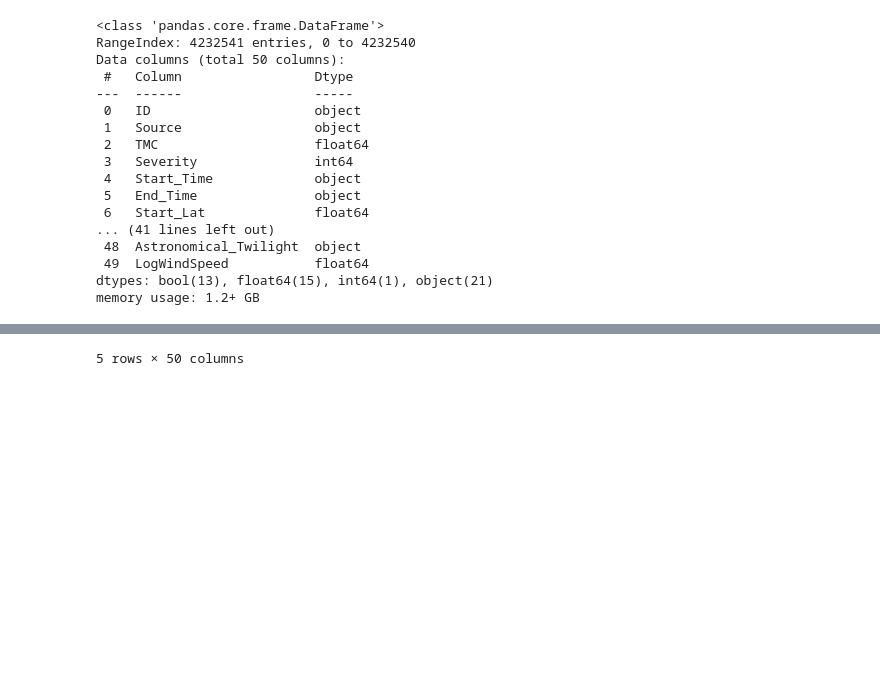
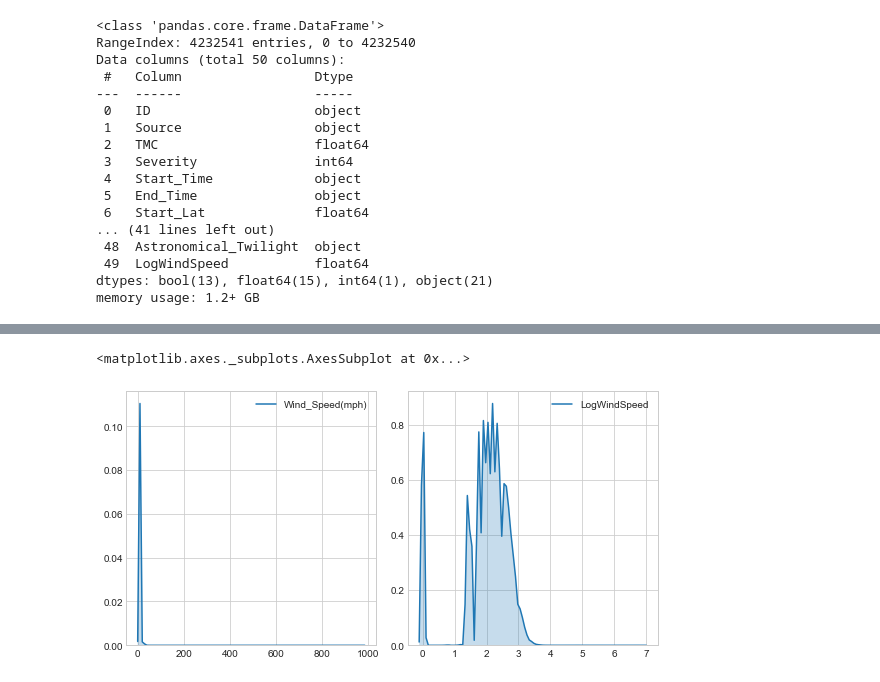
Before and after one commit to PMetcalf/scratch-pad, a Jupyter notebook: Data Science/Feature Engineering/creating_features.ipynb, the cells around one changed output, grey strips where cells are left out. Cells and saved outputs as stored; diff of their text form; code cells hidden in the pictures; blank space fills up the shorter version.

```diff
--- a/Data Science/Feature Engineering/creating_features.ipynb
+++ b/Data Science/Feature Engineering/creating_features.ipynb
@@ -115,4 +115,9 @@ memory usage: 1.2+ GB
 accidents['LogWindSpeed'] = accidents['Wind_Speed(mph)'].apply(np.log1p)
 
 accidents.head()
+
+# Plot a comparison
+fig, axes = plt.subplots(1, 2, figsize = (8, 4))
+sns.kdeplot(accidents['Wind_Speed(mph)'], shade = True, ax = axes[0])
+sns.kdeplot(accidents['LogWindSpeed'], shade = True, ax = axes[1])
 # %% [output]
@@ -125 +124,2 @@ accidents.head()
-5 rows × 50 columns
+<matplotlib.axes._subplots.AxesSubplot at 0x...>
+[figure, added]
```
Also changed, not shown: parts of 1 cell of this notebook.
